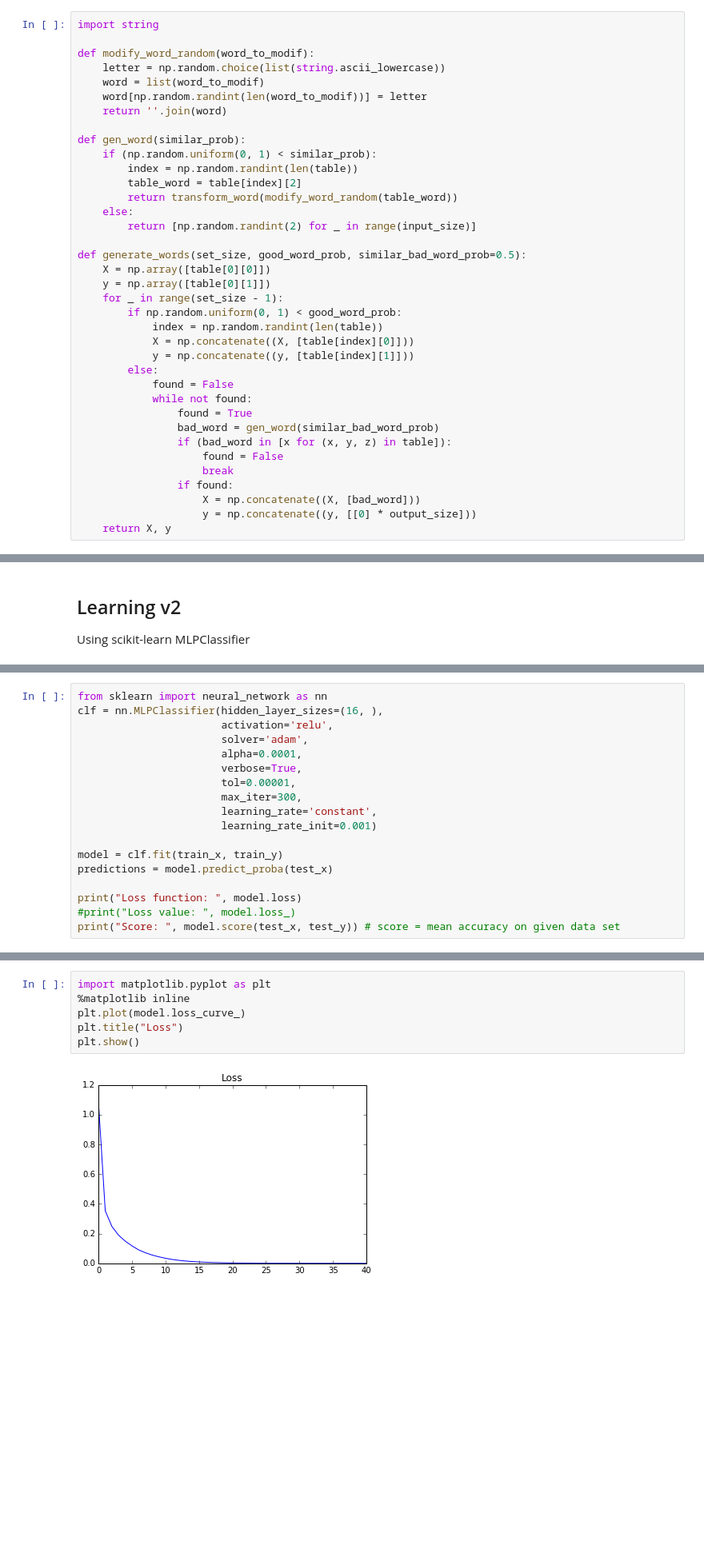
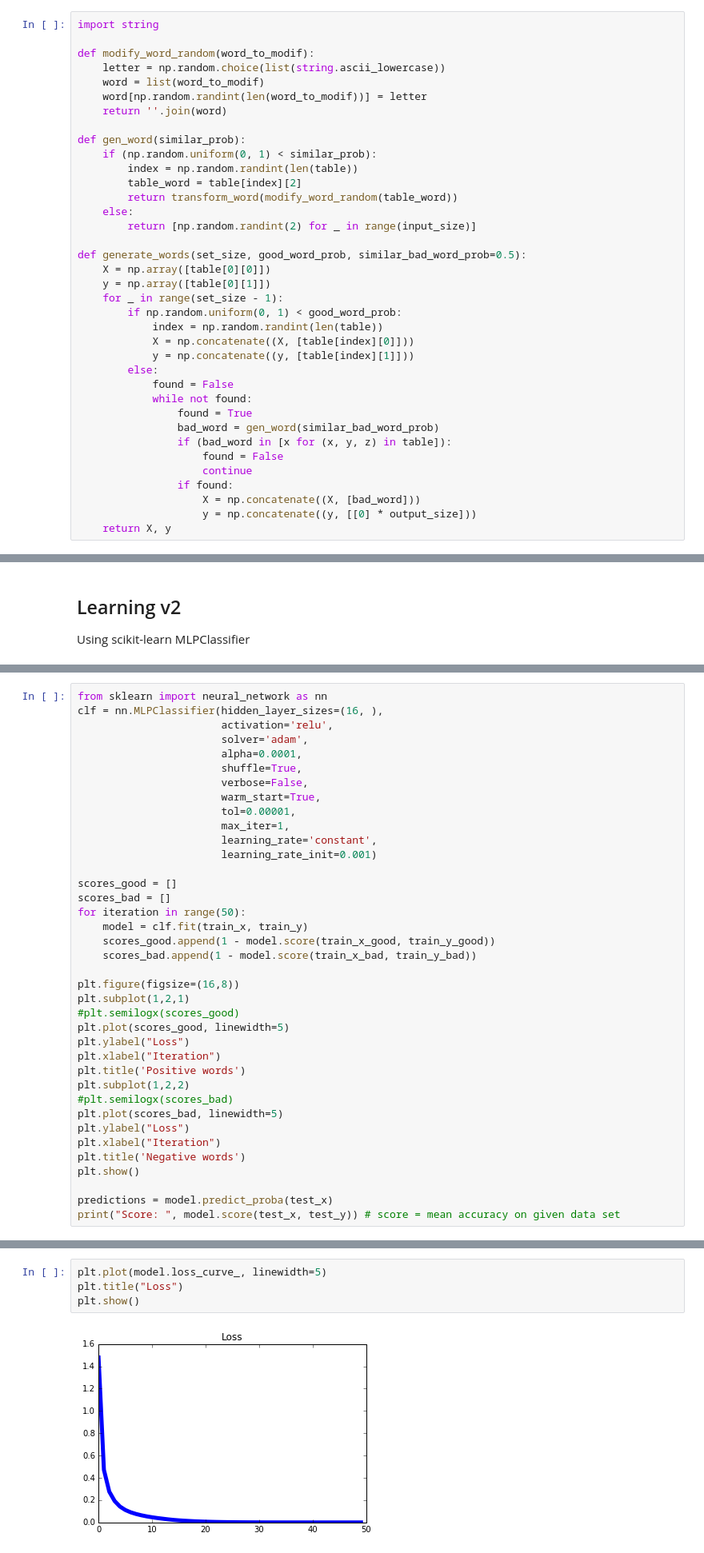
Before and after one commit to Honkl/MFF-NAIL060, a Jupyter notebook: 01/NN_IMPL_01.ipynb, the cells around one changed output, grey strips where cells are left out. Shown: that part at 80% size. Saved outputs shown, nothing was run; the diff lists cells and outputs as text; blank space fills up the shorter version.

Commit message:
Graphs added

```diff
--- a/01/NN_IMPL_01.ipynb
+++ b/01/NN_IMPL_01.ipynb
@@ -167,7 +167,7 @@ def generate_words(set_size, good_word_prob, similar_bad_word_prob=0.5):
                 bad_word = gen_word(similar_bad_word_prob)
                 if (bad_word in [x for (x, y, z) in table]):
                     found = False
-                    break
+                    continue
                 if found:
                     X = np.concatenate((X, [bad_word]))
                     y = np.concatenate((y, [[0] * output_size]))
@@ -260,16 +298,36 @@ clf = nn.MLPClassifier(hidden_layer_sizes=(16, ),
                        activation='relu',
                        solver='adam',
                        alpha=0.0001,
-                       verbose=True,
+                       shuffle=True,
+                       verbose=False,
+                       warm_start=True,
                        tol=0.00001,
-                       max_iter=300,
+                       max_iter=1,
                        learning_rate='constant',
                        learning_rate_init=0.001)
 
-model = clf.fit(train_x, train_y)
+scores_good = []
+scores_bad = []
+for iteration in range(50):
+    model = clf.fit(train_x, train_y)
+    scores_good.append(1 - model.score(train_x_good, train_y_good))
+    scores_bad.append(1 - model.score(train_x_bad, train_y_bad))
+
+plt.figure(figsize=(16,8))
+plt.subplot(1,2,1)
+#plt.semilogx(scores_good)
+plt.plot(scores_good, linewidth=5)
+plt.ylabel("Loss")
+plt.xlabel("Iteration")
+plt.title('Positive words')
+plt.subplot(1,2,2)
+#plt.semilogx(scores_bad)
+plt.plot(scores_bad, linewidth=5)
+plt.ylabel("Loss")
+plt.xlabel("Iteration")
+plt.title('Negative words')
+plt.show()
+
 predictions = model.predict_proba(test_x)
-
-print("Loss function: ", model.loss)
-#print("Loss value: ", model.loss_)
 print("Score: ", model.score(test_x, test_y)) # score = mean accuracy on given data set
 # %% [output]
@@ -359,10 +381,8 @@ for line in mistakes:
  WORD  ->  PREDICTED
 ====================
 # %%
-import matplotlib.pyplot as plt
-%matplotlib inline
-plt.plot(model.loss_curve_)
+plt.plot(model.loss_curve_, linewidth=5)
 plt.title("Loss")
 plt.show()
 # %% [output]
-[figure, old version]
+[figure, new version]
```
Also changed, not shown: parts of 10 cells of this notebook.
